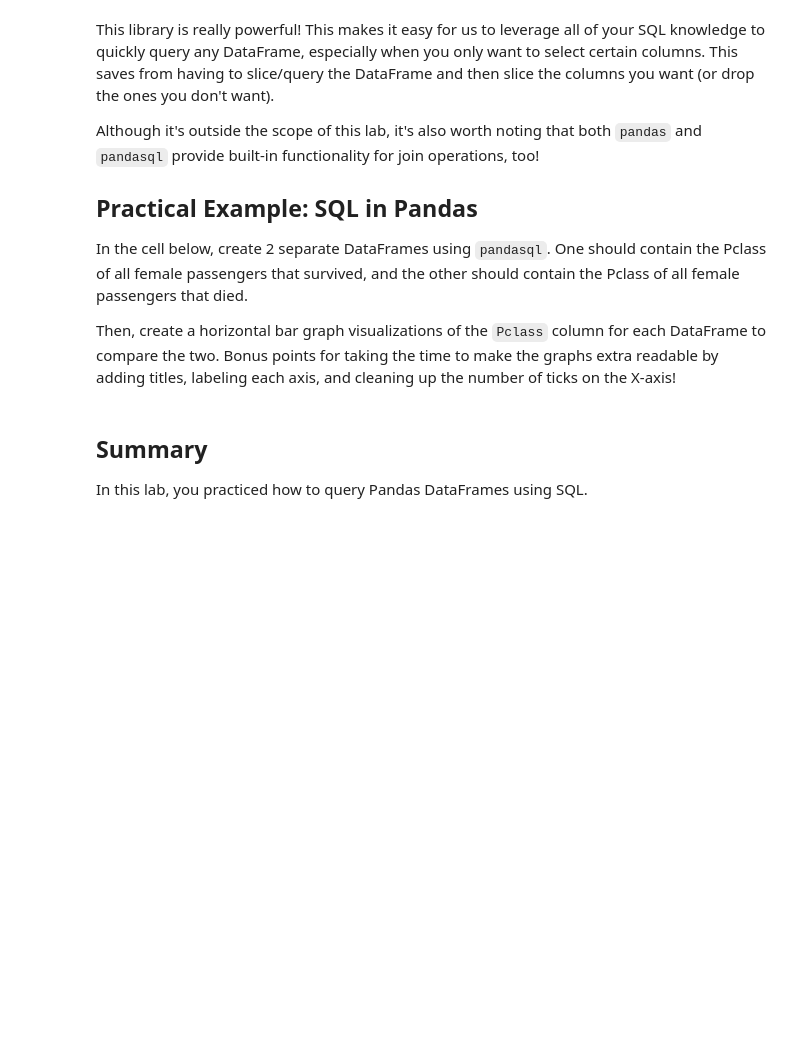
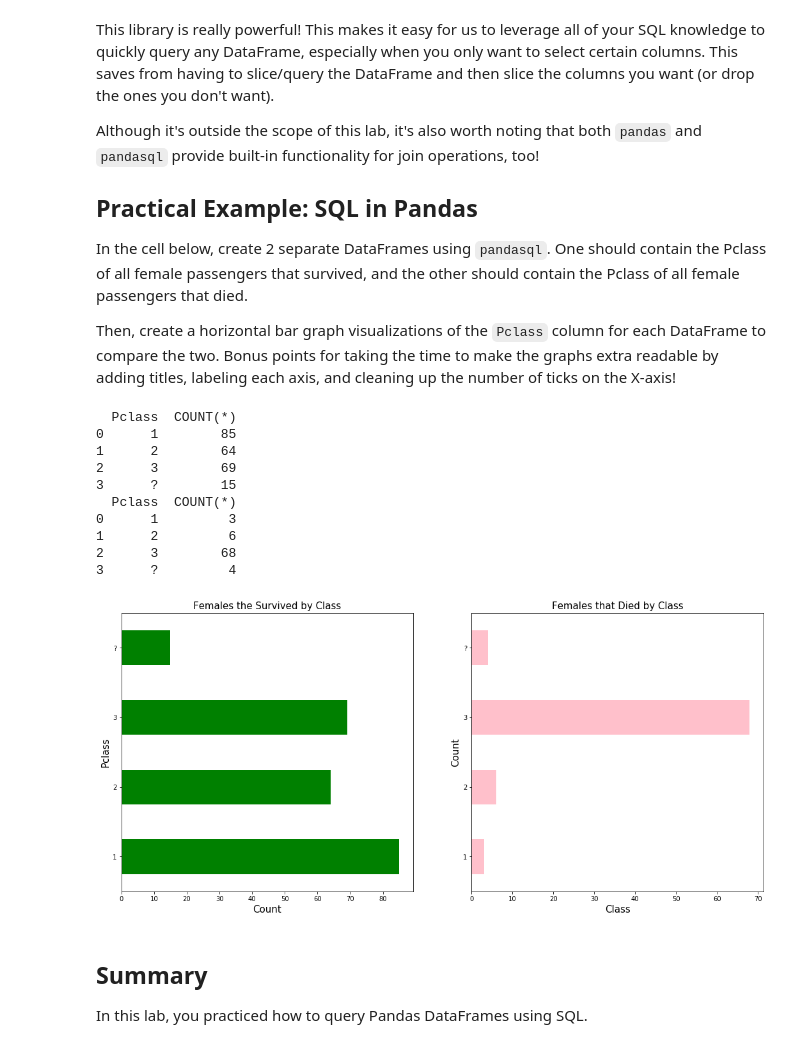
Before and after one commit to JohnPaulHernandezAlcala/dsc-using-sql-with-pandas-lab, a Jupyter notebook: index.ipynb, the cells around one changed output. Drawn from its saved outputs; the diff is of its cells as text; code cells hidden in the pictures; blank space fills up the shorter version.

```diff
--- a/index.ipynb
+++ b/index.ipynb
@@ -360,3 +344,51 @@ died_females_by_pclass_df = None
+# %%
+# Write your queries in these variables to keep your code well-formatted and readable
+q3 = """SELECT Pclass, COUNT(*)
+        FROM df
+        WHERE Sex='female' AND survived = 1
+        GROUP BY Pclass;
+
+ """
+
+q4 = """SELECT Pclass, COUNT(*)
+        FROM df
+        WHERE Sex='female' AND Survived=0
+        GROUP BY Pclass
+
+"""
+
+survived_females_by_pclass_df = pysqldf(q3)
+print(survived_females_by_pclass_df)
+died_females_by_pclass_df = pysqldf(q4)
+print(died_females_by_pclass_df)
+
+# Create and label the histograms for each below!
+fig, axes = plt.subplots(ncols=2, nrows=1, figsize=(18,8))
+axLft = axes[0]
+survived_females_by_pclass_df.set_index('Pclass')['COUNT(*)'].plot(kind='barh', ax=axLft, color='green')
+axLft.set_title('Females the Survived by Class', fontsize=15)
+axLft.set_xlabel('Count', fontsize=15)
+axLft.set_ylabel('Pclass', fontsize=15)
+
+axRt = axes[1]
+died_females_by_pclass_df.set_index('Pclass')['COUNT(*)'].plot(kind='barh',ax=axRt, color='pink')
+axRt.set_title('Females that Died by Class', fontsize=15)
+axRt.set_xlabel('Class', fontsize=15)
+axRt.set_ylabel('Count', fontsize=15)
+
+plt.show()
+# %% [output]
+  Pclass  COUNT(*)
+0      1        85
+1      2        64
+2      3        69
+3      ?        15
+  Pclass  COUNT(*)
+0      1         3
+1      2         6
+2      3        68
+3      ?         4
+[figure, added]
 # %% [markdown]
 ## Summary
 
```
Also changed, not shown: parts of 2 cells of this notebook.
